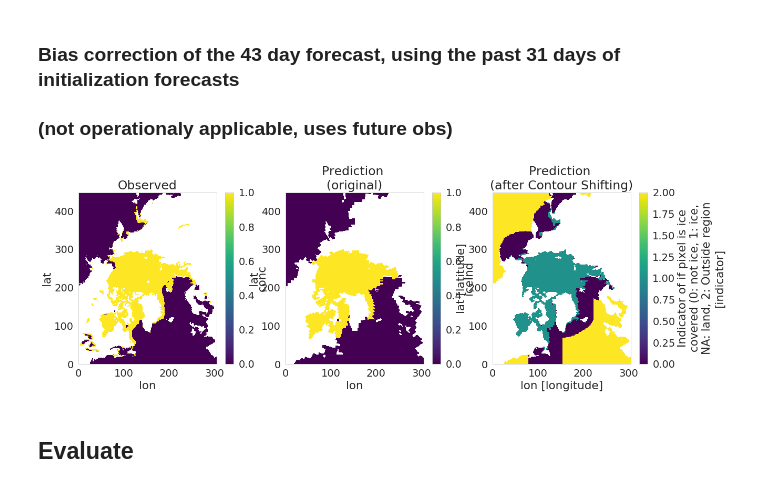
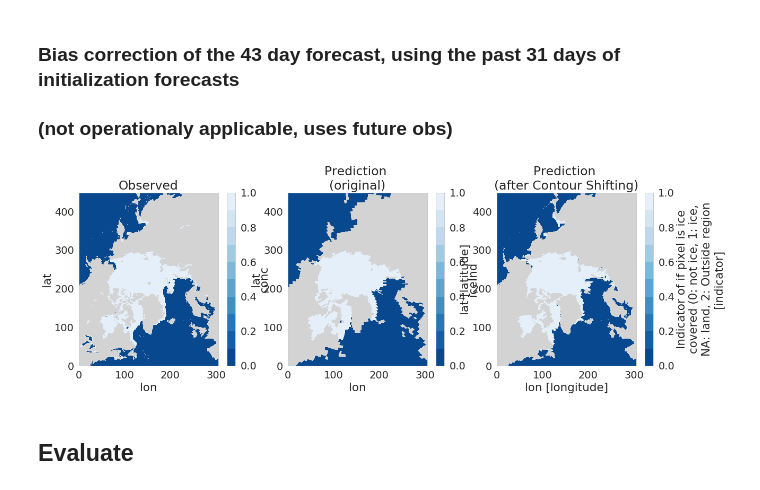
Before and after one commit to NicWayand/stcs, a Jupyter notebook: Compare_CS_output.ipynb, the cells around one changed output. Saved outputs shown, nothing was run; the diff lists cells and outputs as text; code cells hidden in the pictures.

Commit message:
new color scale

```diff
--- a/Compare_CS_output.ipynb
+++ b/Compare_CS_output.ipynb
@@ -106,27 +106,32 @@ cpyear = 31
 # %%
 # Compare obs, model, adjusted model
 f = plt.figure(figsize=((20,6)))
 
+cmap_c = matplotlib.colors.ListedColormap(sns.color_palette("Blues_r", 10))
+cmap_c.set_bad(color = 'lightgrey')
+
 plt.subplot(1,3,1)
 c_O = ds_obs.sel(years=cpyear, months=cmonth).conc
 c_O = ((c_O>=15) & (c_O<=100)).where(ds_obs.sel(years=29, months=10).conc<=100)
-c_O.plot()
+c_O.plot(cmap=cmap_c)
 plt.title('Observed')
 
 plt.subplot(1,3,2)
 c_M = ds_mod.sel(years=cpyear, months=cmonth).iceInd
-(c_M>0.15).where(c_M.notnull()).plot()
+(c_M>0.15).where(c_M.notnull()).plot(cmap=cmap_c)
 plt.title('Prediction \n(original)')
 
 plt.subplot(1,3,3)
-c_M_a = ds_mod_adj.sel(year=cpyear)
-# c_M_a.where(c_M_a<=1).iceInd.plot()
-c_M_a.iceInd.plot()
+c_M_a = ds_mod_adj.sel(year=cpyear).iceInd
+cmask = c_M_a.notnull()
+c_M_a = c_M_a.where(c_M_a<=1, other=0)
+c_M_a = c_M_a.where(cmask)
+c_M_a.plot(cmap=cmap_c)
 
 plt.title('Prediction \n(after Contour Shifting)')
 f.savefig('CS_test.png')
 # %% [output]
-[figure, old version]
+[figure, new version]
 # %% [markdown]
 ## Evaluate
 # %%
```
